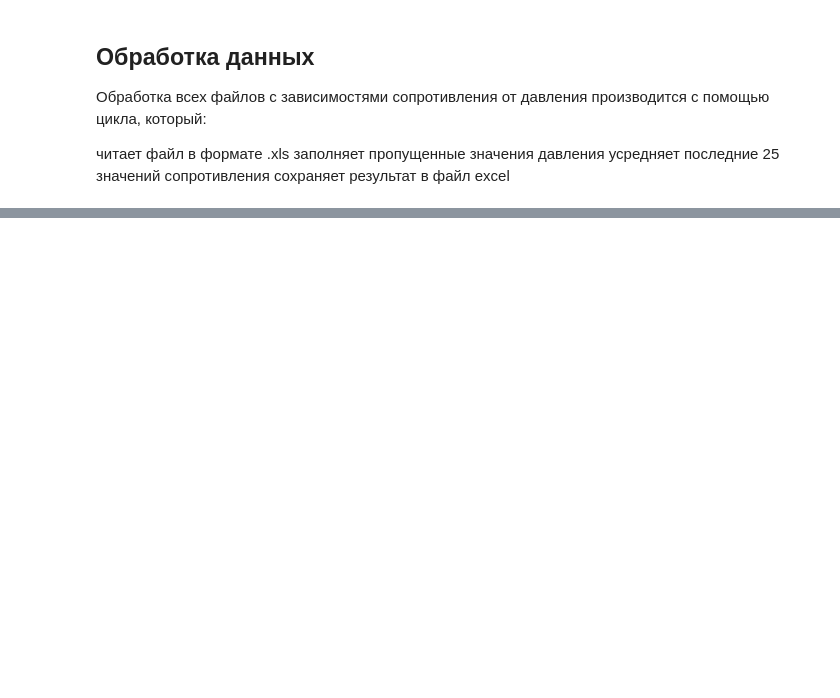
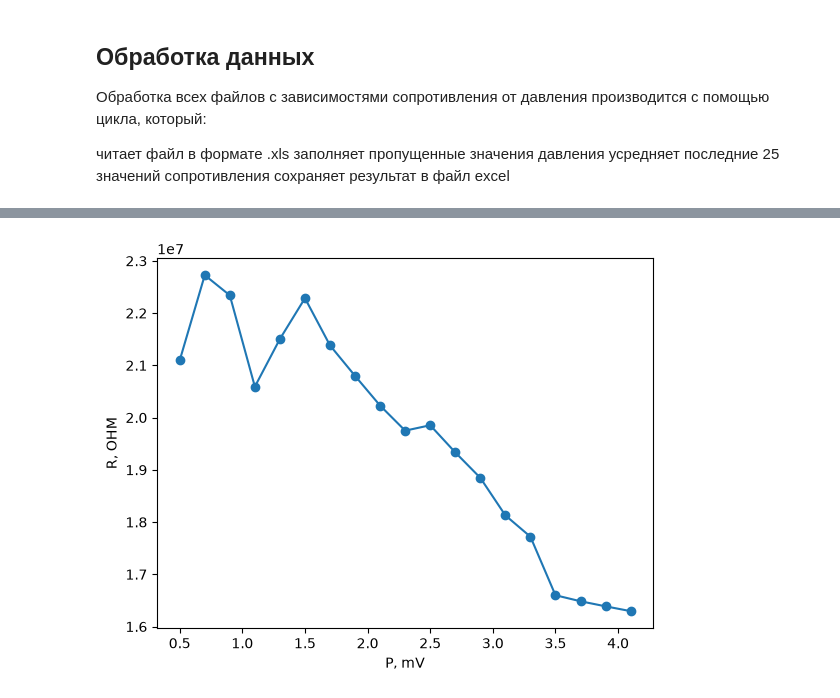
Before and after one commit to anna-am/pressure-calibration, a Jupyter notebook: pressure_calibration.ipynb, the cells around one changed output, grey strips where cells are left out. Drawn from its saved outputs; the diff is of its cells as text; code cells hidden in the pictures; blank space fills up the shorter version.

```diff
--- a/pressure_calibration.ipynb
+++ b/pressure_calibration.ipynb
@@ -134,0 +181,13 @@ plt.show()
+# %%
+kbr = processed['KBr']
+
+kbr = kbr.iloc[2:].reset_index(drop=True)
+
+fig, ax = plt.subplots()
+ax.plot(kbr['P, mV'], kbr['R, OHM'], marker = 'o')
+ax.set_xlabel('P, mV')
+ax.set_ylabel('R, OHM')
+
+plt.show()
+# %% [output]
+[figure, added]
```
Also changed, not shown: parts of 12 cells of this notebook, 1 other file.
